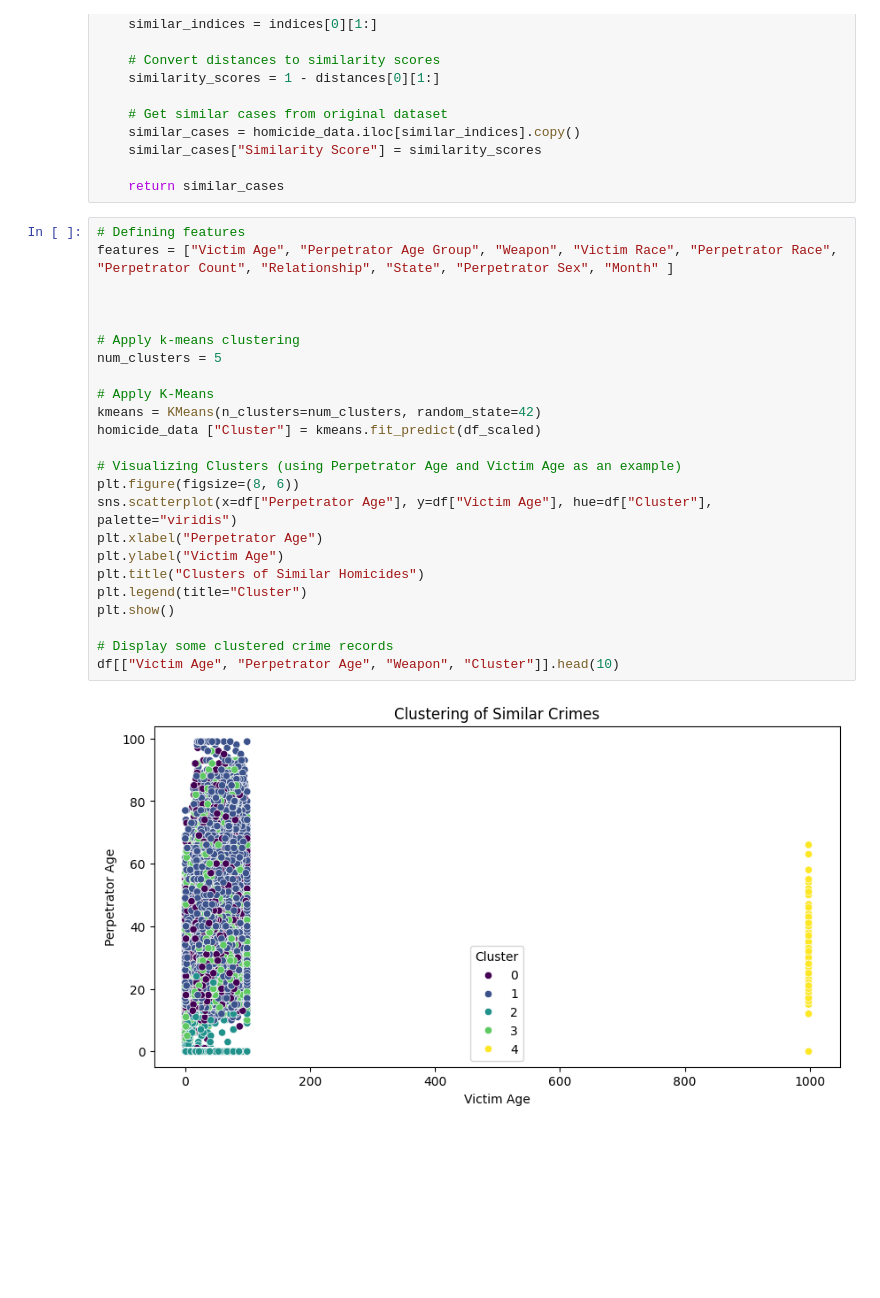
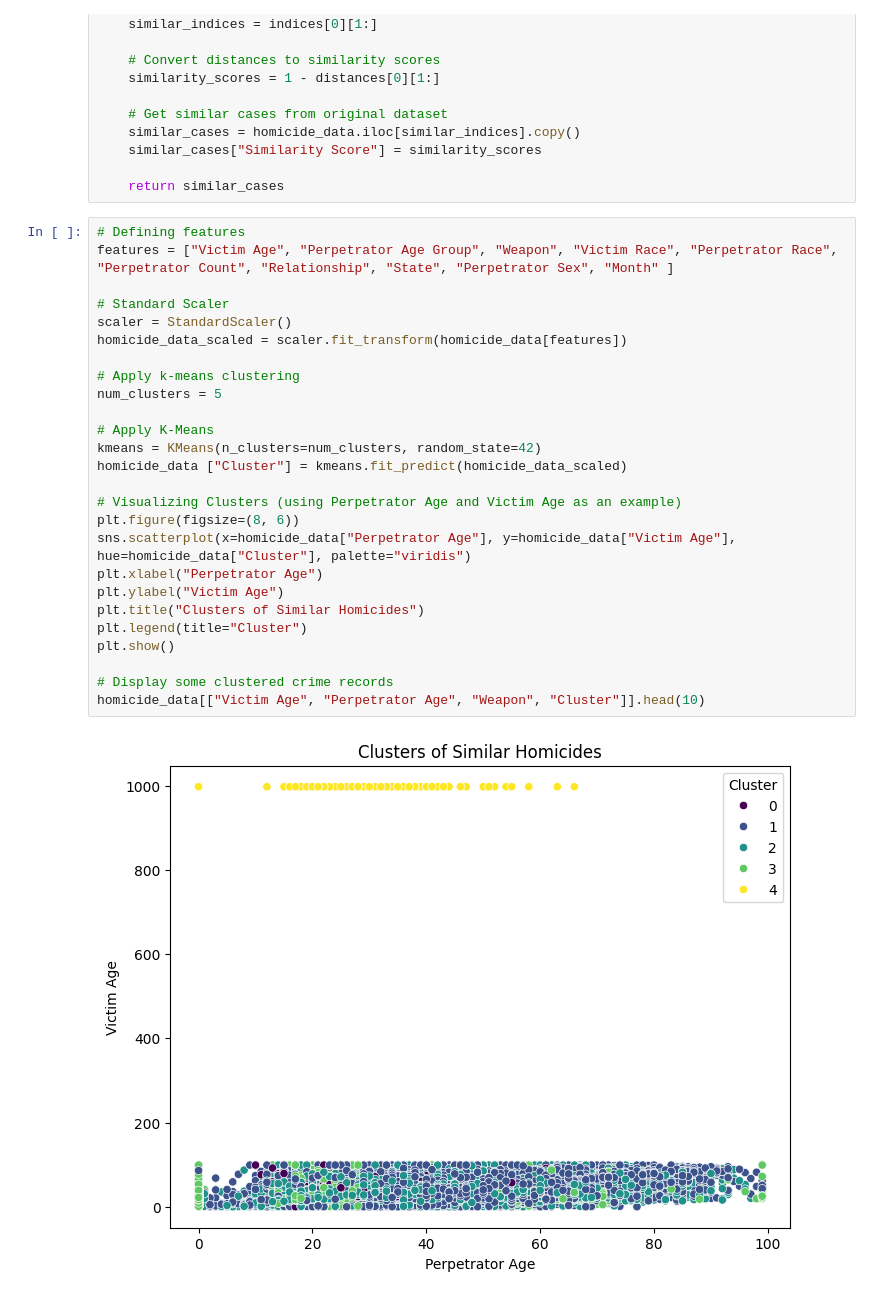
Before and after one commit to DilshanBotheju/CSACP_Project, a Jupyter notebook: HomicidePatternRecognizer.ipynb, the cells around one changed output. Cells and saved outputs as stored; diff of their text form; blank space fills up the shorter version.

Commit message:
Added k-means clustering to group similar homicides

```diff
--- a/HomicidePatternRecognizer.ipynb
+++ b/HomicidePatternRecognizer.ipynb
@@ -356,26 +352,28 @@ def find_similar_cases(case_index, top_n=5):
 # %%
 # Defining features
 features = ["Victim Age", "Perpetrator Age Group", "Weapon", "Victim Race", "Perpetrator Race", "Perpetrator Count", "Relationship", "State", "Perpetrator Sex", "Month" ]
 
-
+# Standard Scaler
+scaler = StandardScaler()
+homicide_data_scaled = scaler.fit_transform(homicide_data[features])
 
 # Apply k-means clustering
 num_clusters = 5
 
 # Apply K-Means
 kmeans = KMeans(n_clusters=num_clusters, random_state=42)
-homicide_data ["Cluster"] = kmeans.fit_predict(df_scaled)
+homicide_data ["Cluster"] = kmeans.fit_predict(homicide_data_scaled)
 
 # Visualizing Clusters (using Perpetrator Age and Victim Age as an example)
 plt.figure(figsize=(8, 6))
-sns.scatterplot(x=df["Perpetrator Age"], y=df["Victim Age"], hue=df["Cluster"], palette="viridis")
+sns.scatterplot(x=homicide_data["Perpetrator Age"], y=homicide_data["Victim Age"], hue=homicide_data["Cluster"], palette="viridis")
 plt.xlabel("Perpetrator Age")
 plt.ylabel("Victim Age")
 plt.title("Clusters of Similar Homicides")
 plt.legend(title="Cluster")
 plt.show()
 
 # Display some clustered crime records
-df[["Victim Age", "Perpetrator Age", "Weapon", "Cluster"]].head(10)
+homicide_data[["Victim Age", "Perpetrator Age", "Weapon", "Cluster"]].head(10)
 # %% [output]
-[figure, old version]
+[figure, new version]
```
Also changed, not shown: parts of 2 cells of this notebook.
